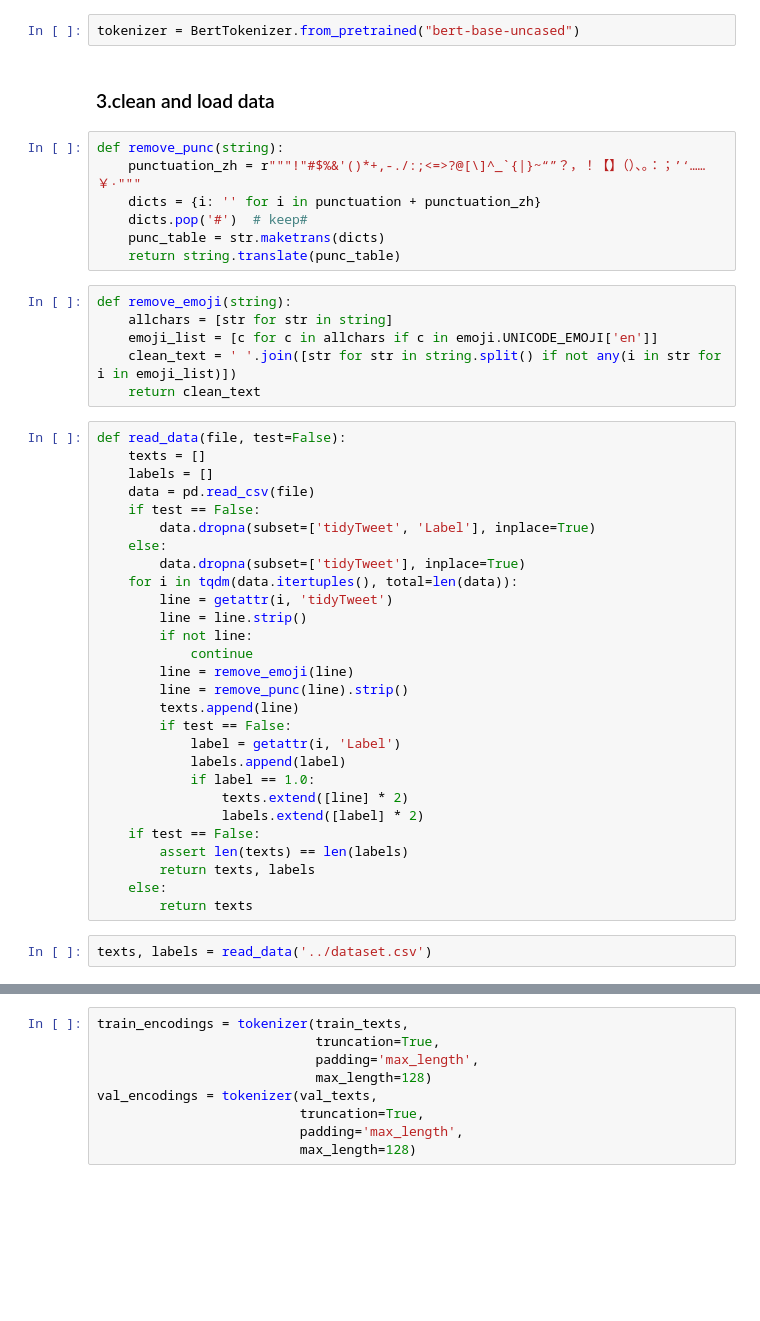
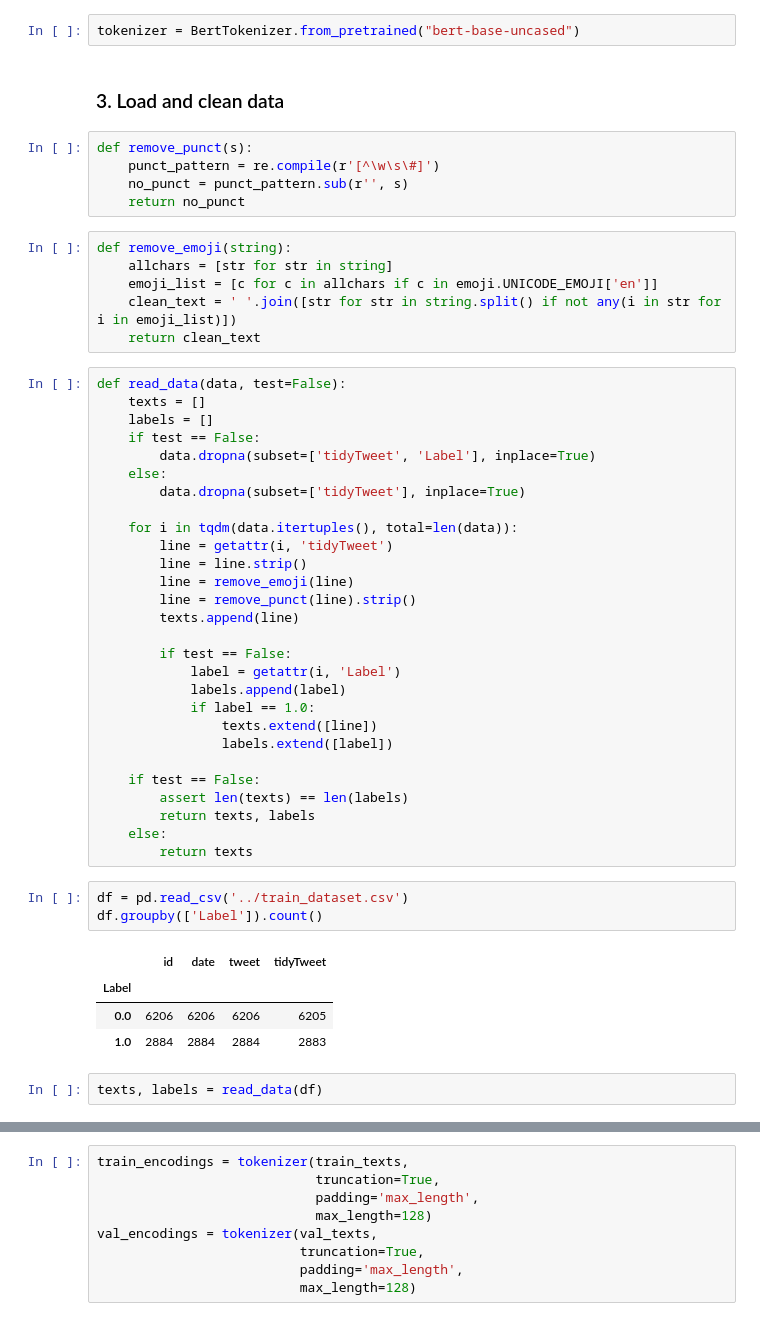
Before and after one commit to xdyhay/cmpt733_project, a Jupyter notebook: bert/bert.ipynb, the cells around one changed output, grey strips where cells are left out. Drawn from its saved outputs; the diff is of its cells as text; blank space fills up the shorter version.

```diff
--- a/bert/bert.ipynb
+++ b/bert/bert.ipynb
@@ -37,14 +35,12 @@ if torch.cuda.is_available():
 # %%
 tokenizer = BertTokenizer.from_pretrained("bert-base-uncased")
 # %% [markdown]
-### 3.clean and load data
+### 3. Load and clean data
-# %%
-def remove_punc(string):
-    punctuation_zh = r"""!"#$%&'()*+,-./:;<=>?@[\]^_`{|}~“”？，！【】（）、。：；’‘……￥·"""
-    dicts = {i: '' for i in punctuation + punctuation_zh}
-    dicts.pop('#')  # keep#
-    punc_table = str.maketrans(dicts)
-    return string.translate(punc_table)
+# %%
+def remove_punct(s):
+    punct_pattern = re.compile(r'[^\w\s\#]')
+    no_punct = punct_pattern.sub(r'', s)
+    return no_punct
 # %%
 def remove_emoji(string):
     allchars = [str for str in string]
@@ -52,35 +48,43 @@ def remove_emoji(string):
     clean_text = ' '.join([str for str in string.split() if not any(i in str for i in emoji_list)])
     return clean_text
 # %%
-def read_data(file, test=False):
+def read_data(data, test=False):
     texts = []
     labels = []
-    data = pd.read_csv(file)
     if test == False:
         data.dropna(subset=['tidyTweet', 'Label'], inplace=True)
     else:
         data.dropna(subset=['tidyTweet'], inplace=True)
+
     for i in tqdm(data.itertuples(), total=len(data)):
         line = getattr(i, 'tidyTweet')
         line = line.strip()
-        if not line:
-            continue
         line = remove_emoji(line)
-        line = remove_punc(line).strip()
+        line = remove_punct(line).strip()
         texts.append(line)
+
         if test == False:
             label = getattr(i, 'Label')
             labels.append(label)
             if label == 1.0:
-                texts.extend([line] * 2)
-                labels.extend([label] * 2)
+                texts.extend([line])
+                labels.extend([label])
+
     if test == False:
         assert len(texts) == len(labels)
         return texts, labels
     else:
         return texts
+# %%
+df = pd.read_csv('../train_dataset.csv')
+df.groupby(['Label']).count()
+# %% [output]
+|  | id | date | tweet | tidyTweet |
+| Label |  |  |  |  |
+| 0.0 | 6206 | 6206 | 6206 | 6205 |
+| 1.0 | 2884 | 2884 | 2884 | 2883 |
 # %%
-texts, labels = read_data('../dataset.csv')
+texts, labels = read_data(df)
 # %%
 Counter(labels)
 # %% [output]
```
Also changed, not shown: parts of 42 cells of this notebook.
